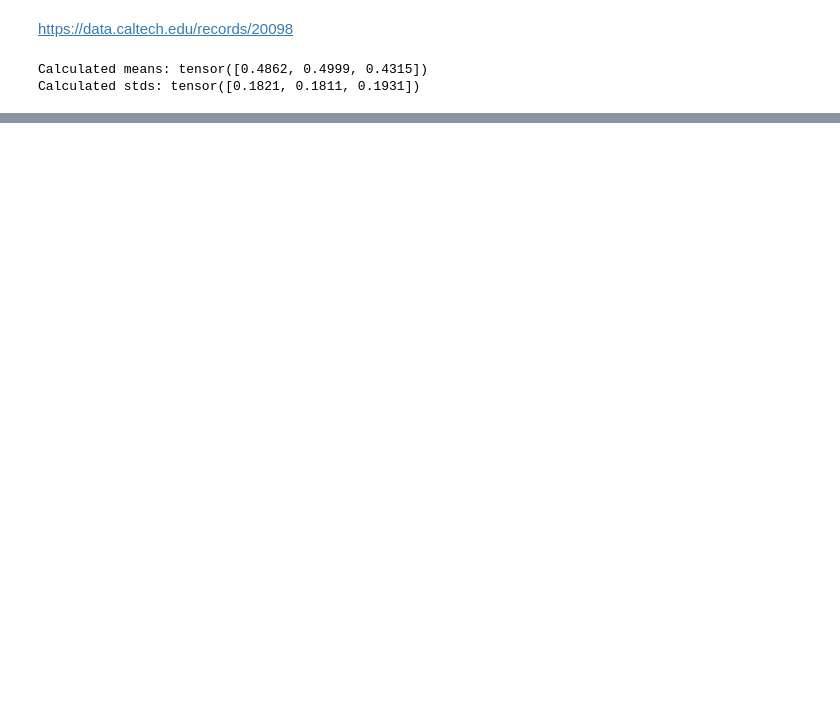
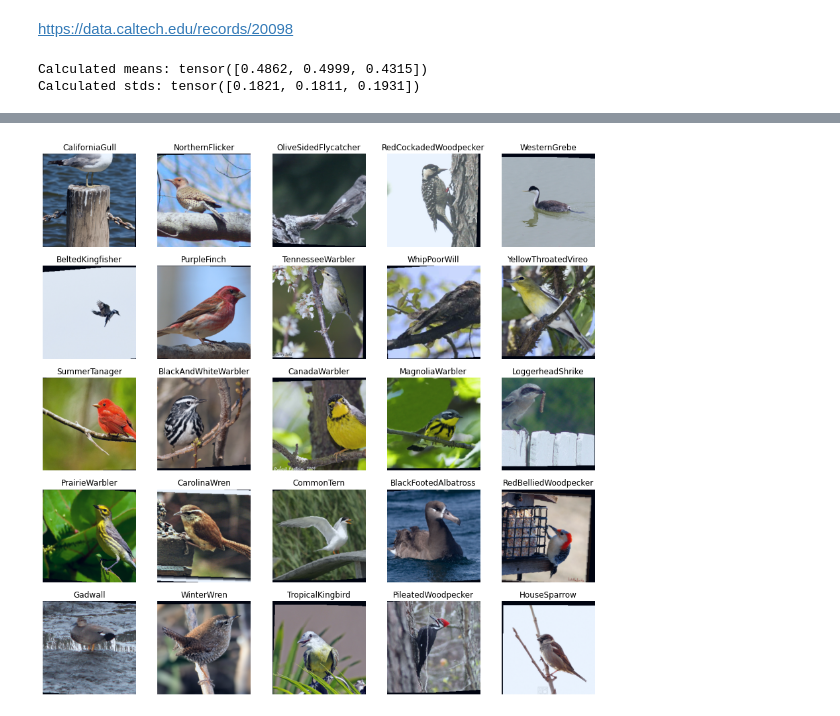
Before and after one commit to sunil3092/DBSEdu, a Jupyter notebook: Sem 2/Deep Learning/CA/CA2_40%/CA_2_Trail.ipynb, the cells around one changed output, grey strips where cells are left out. Saved outputs shown, nothing was run; the diff lists cells and outputs as text; code cells hidden in the pictures; blank space fills up the shorter version.

```diff
--- a/Sem 2/Deep Learning/CA/CA2_40%/CA_2_Trail.ipynb
+++ b/Sem 2/Deep Learning/CA/CA2_40%/CA_2_Trail.ipynb
@@ -136,0 +204,15 @@ valid_data.dataset.transform = test_transforms
+# %%
+def format_label(label):
+    label = label.split('.')[-1]
+    label = label.replace('_', ' ')
+    label = label.title()
+    label = label.replace(' ', '')
+    return label
+# %%
+test_data.classes = [format_label(c) for c in test_data.classes]
+
+classes = test_data.classes
+
+plot_images(images, labels, classes)
+# %% [output]
+[figure, added]
```
Also changed, not shown: parts of 28 cells of this notebook, 2 other files.
